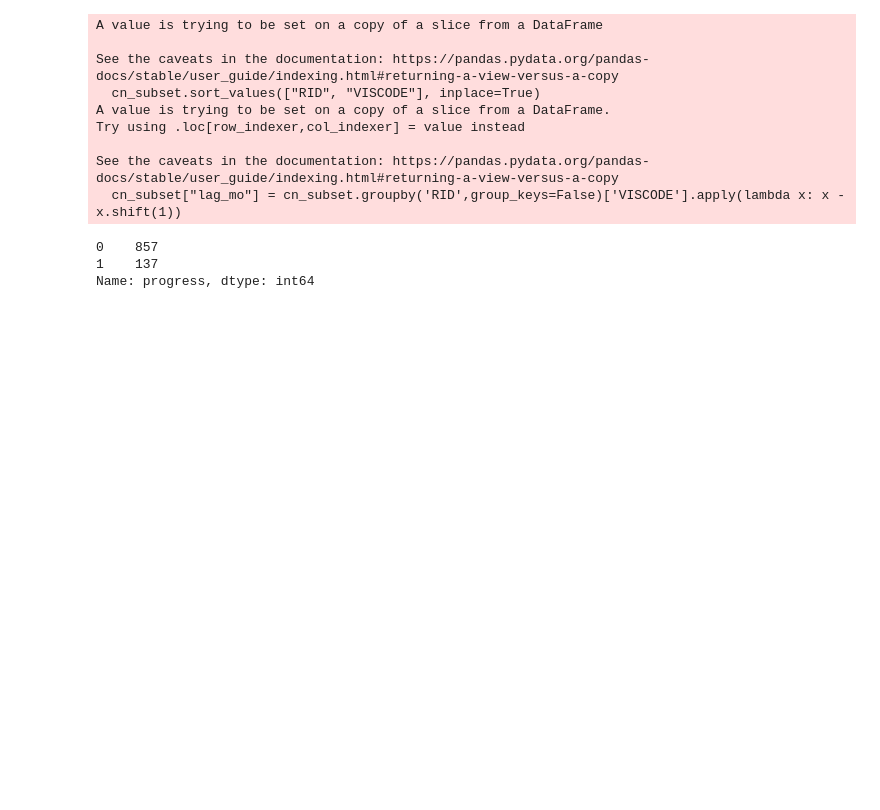
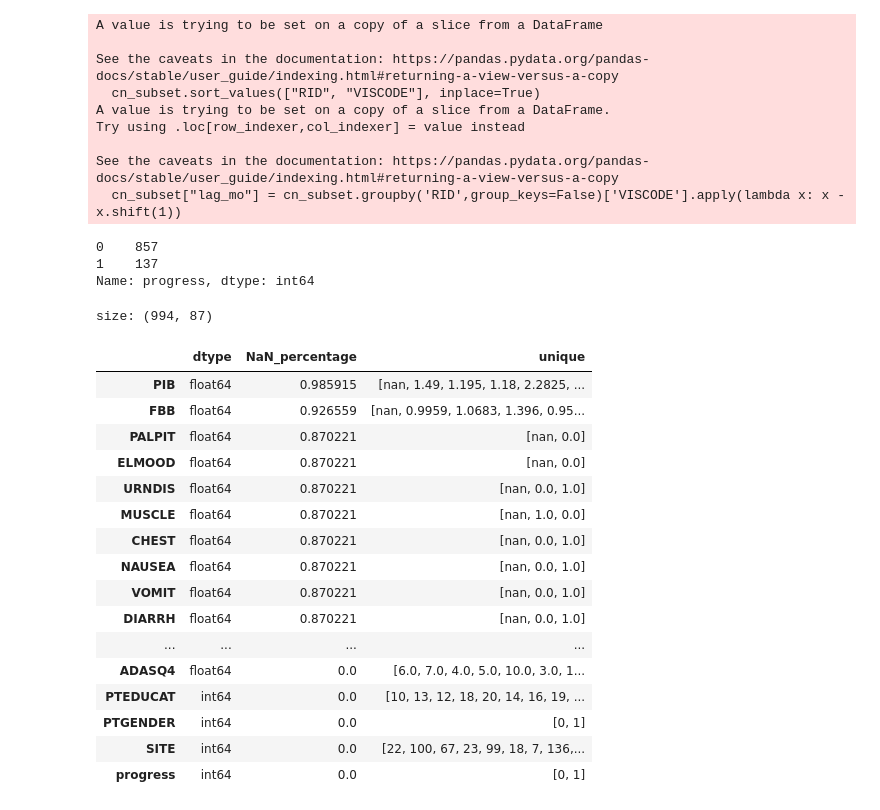
Before and after one commit to tctsung/AD_boosting, a Jupyter notebook: data_augmentation.ipynb, the cells around one changed output. Cells and saved outputs as stored; diff of their text form; code cells hidden in the pictures; blank space fills up the shorter version.

```diff
--- a/data_augmentation.ipynb
+++ b/data_augmentation.ipynb
@@ -150,10 +141,32 @@ See the caveats in the documentation: https://pandas.pydata.org/pandas-docs/stab
 1    137
 Name: progress, dtype: int64
 # %%
-df_mci.dropna(thresh = df_mci.shape[0]//2, axis=1, inplace=True)   # drop col with missingness > 50%
+# df_mci.dropna(thresh = df_mci.shape[0]//2, axis=1, inplace=True)   # drop col with missingness > 50%
+# > don't drop missing cols
 df_mci.ORIGPROT.value_counts()
 mci_wv1go = df_mci.loc[df_mci.ORIGPROT.isin([0,1])].reset_index(drop=True)
 mci_wv23 = df_mci.loc[df_mci.ORIGPROT.isin([2,3])].reset_index(drop=True)
 mci_wv23.drop(["ORIGPROT"], axis=1, inplace=True)
 mci_wv1go.drop(["ORIGPROT"], axis=1, inplace=True)
+# %%
+dc.overview(df_mci)
+# %% [output]
+size: (994, 87)
+|  | dtype | NaN_percentage | unique |
+| PIB | float64 | 0.985915 | [nan, 1.49, 1.195, 1.18, 2.2825, ... |
+| FBB | float64 | 0.926559 | [nan, 0.9959, 1.0683, 1.396, 0.95... |
+| PALPIT | float64 | 0.870221 | [nan, 0.0] |
+| ELMOOD | float64 | 0.870221 | [nan, 0.0] |
+| URNDIS | float64 | 0.870221 | [nan, 0.0, 1.0] |
+| MUSCLE | float64 | 0.870221 | [nan, 1.0, 0.0] |
+| CHEST | float64 | 0.870221 | [nan, 0.0, 1.0] |
+| NAUSEA | float64 | 0.870221 | [nan, 0.0, 1.0] |
+| VOMIT | float64 | 0.870221 | [nan, 0.0, 1.0] |
+| DIARRH | float64 | 0.870221 | [nan, 0.0, 1.0] |
+| ... | ... | ... | ... |
+| ADASQ4 | float64 | 0.0 | [6.0, 7.0, 4.0, 5.0, 10.0, 3.0, 1... |
+| PTEDUCAT | int64 | 0.0 | [10, 13, 12, 18, 20, 14, 16, 19, ... |
+| PTGENDER | int64 | 0.0 | [0, 1] |
+| SITE | int64 | 0.0 | [22, 100, 67, 23, 99, 18, 7, 136,... |
+| progress | int64 | 0.0 | [0, 1] |
 # %%
```
Also changed, not shown: parts of 10 cells of this notebook.
